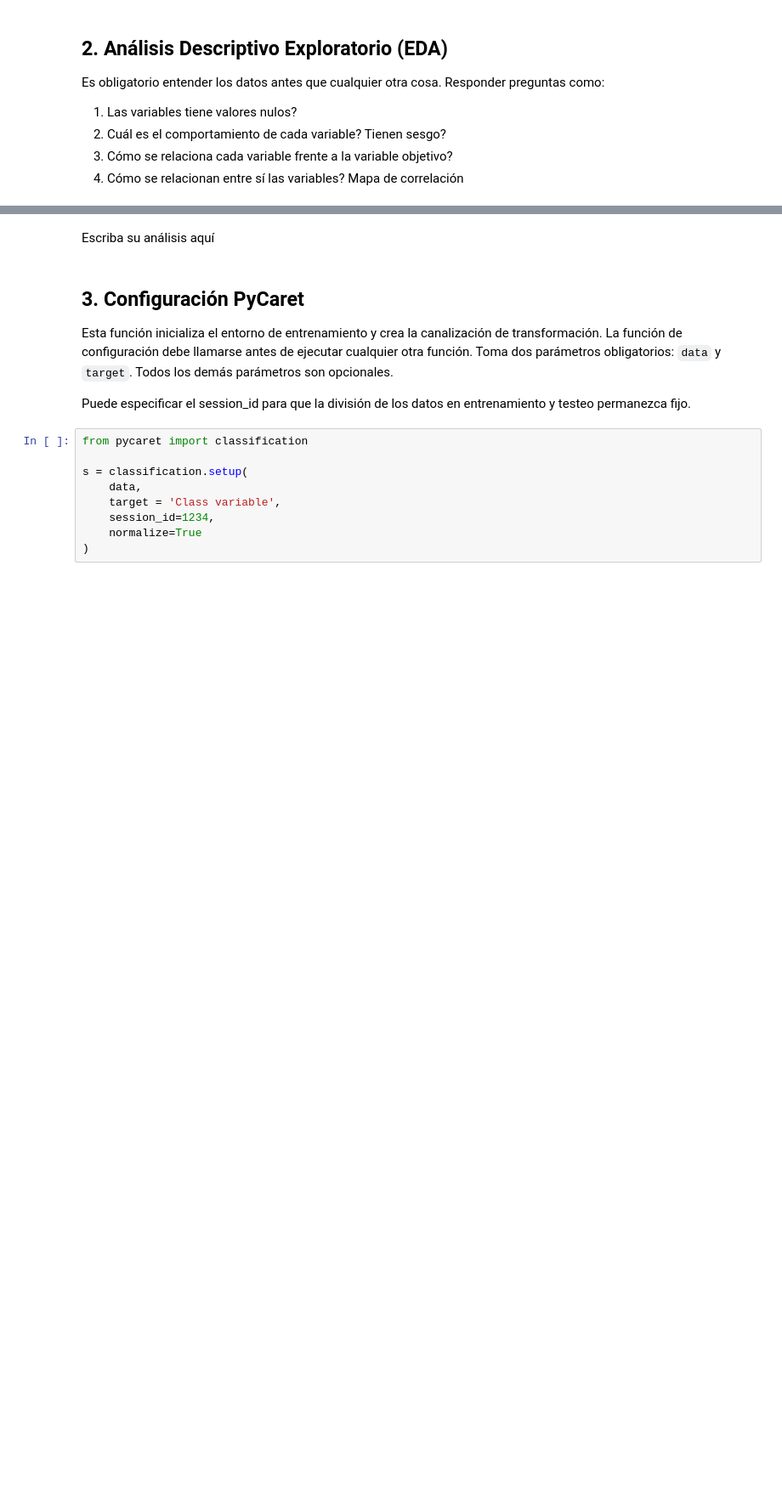
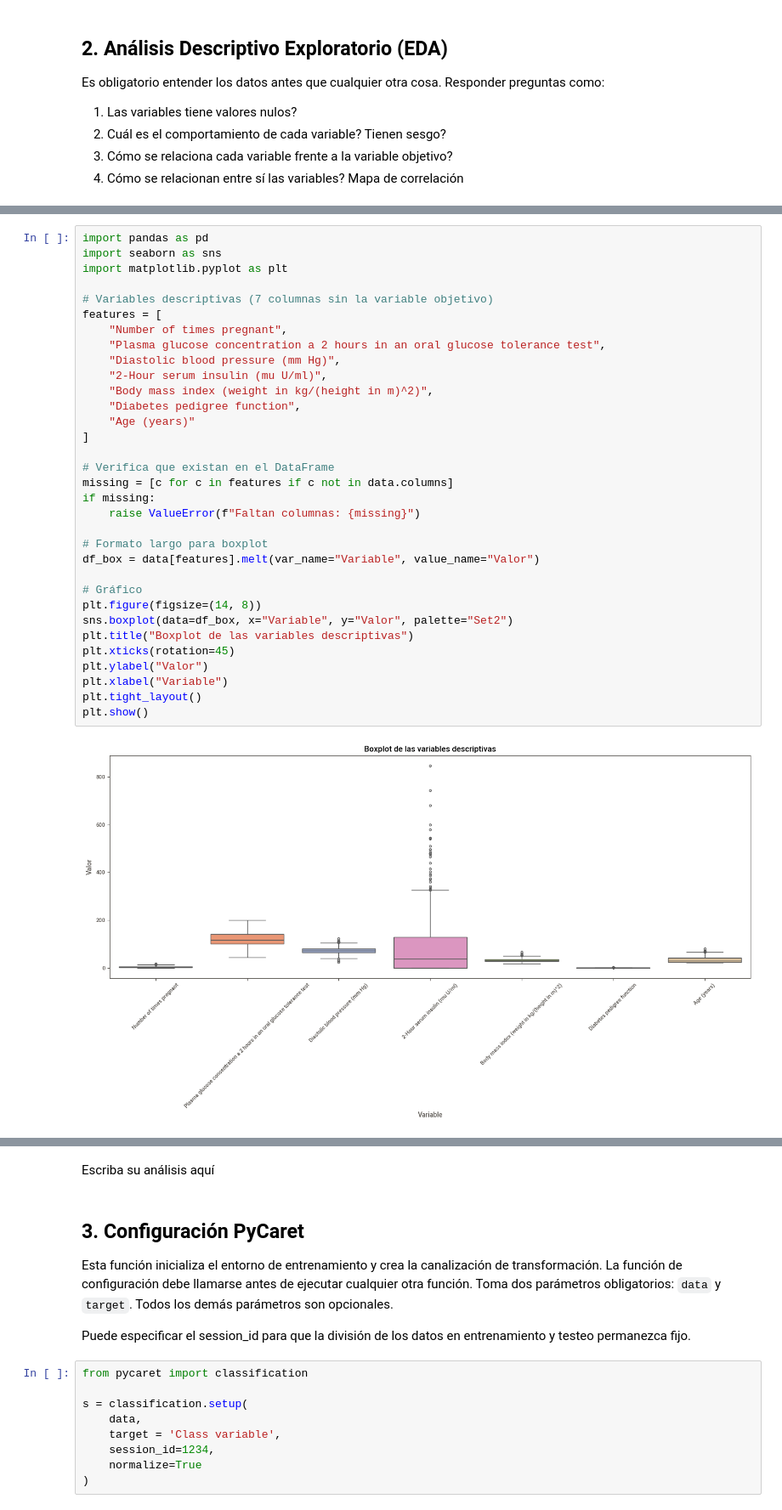
Before and after one commit to jjgonzalezv/machine-learning, a Jupyter notebook: notebooks/Semilla-01-intro-pycaret.ipynb, the cells around one changed output, grey strips where cells are left out. Shown at 85% size. Cells and saved outputs as stored; diff of their text form; blank space fills up the shorter version.

```diff
--- a/notebooks/Semilla-01-intro-pycaret.ipynb
+++ b/notebooks/Semilla-01-intro-pycaret.ipynb
@@ -115,3 +237,38 @@ En seguida el análisis específico para cada variable explicativa de la diabete
+# %%
+import pandas as pd
+import seaborn as sns
+import matplotlib.pyplot as plt
+
+# Variables descriptivas (7 columnas sin la variable objetivo)
+features = [
+    "Number of times pregnant",
+    "Plasma glucose concentration a 2 hours in an oral glucose tolerance test",
+    "Diastolic blood pressure (mm Hg)",
+    "2-Hour serum insulin (mu U/ml)",
+    "Body mass index (weight in kg/(height in m)^2)",
+    "Diabetes pedigree function",
+    "Age (years)"
+]
+
+# Verifica que existan en el DataFrame
+missing = [c for c in features if c not in data.columns]
+if missing:
+    raise ValueError(f"Faltan columnas: {missing}")
+
+# Formato largo para boxplot
+df_box = data[features].melt(var_name="Variable", value_name="Valor")
+
+# Gráfico
+plt.figure(figsize=(14, 8))
+sns.boxplot(data=df_box, x="Variable", y="Valor", palette="Set2")
+plt.title("Boxplot de las variables descriptivas")
+plt.xticks(rotation=45)
+plt.ylabel("Valor")
+plt.xlabel("Variable")
+plt.tight_layout()
+plt.show()
+# %% [output]
+[figure, added]
 # %% [markdown]
 ### Ejercicio 1 (10 puntos)
 
```
Also changed, not shown: parts of 42 cells of this notebook, 1 other file.
